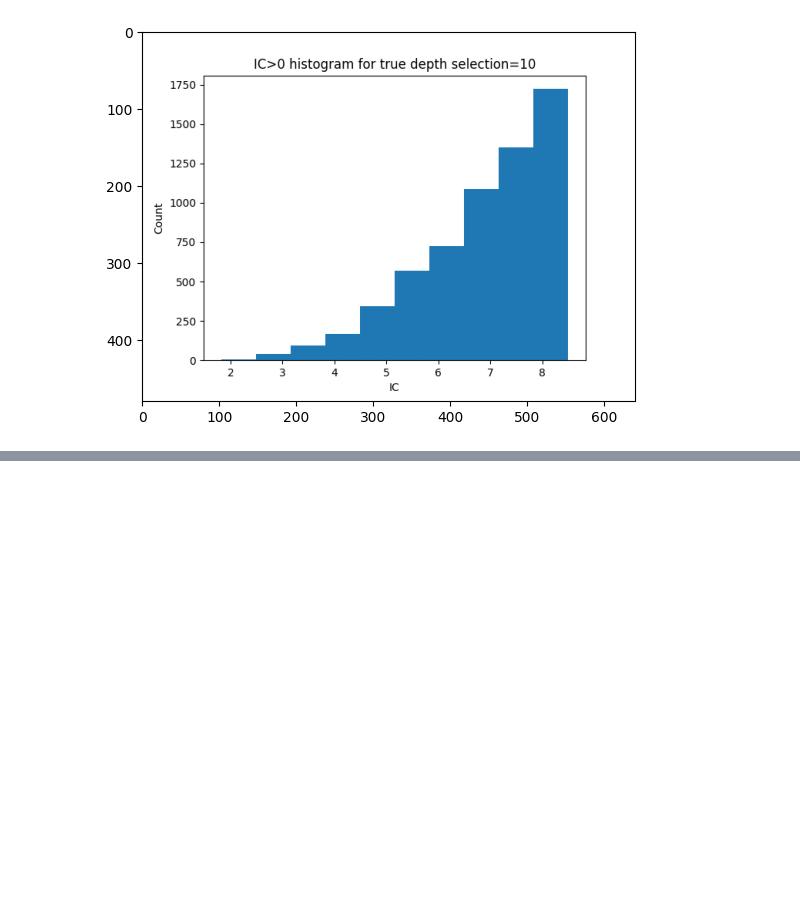
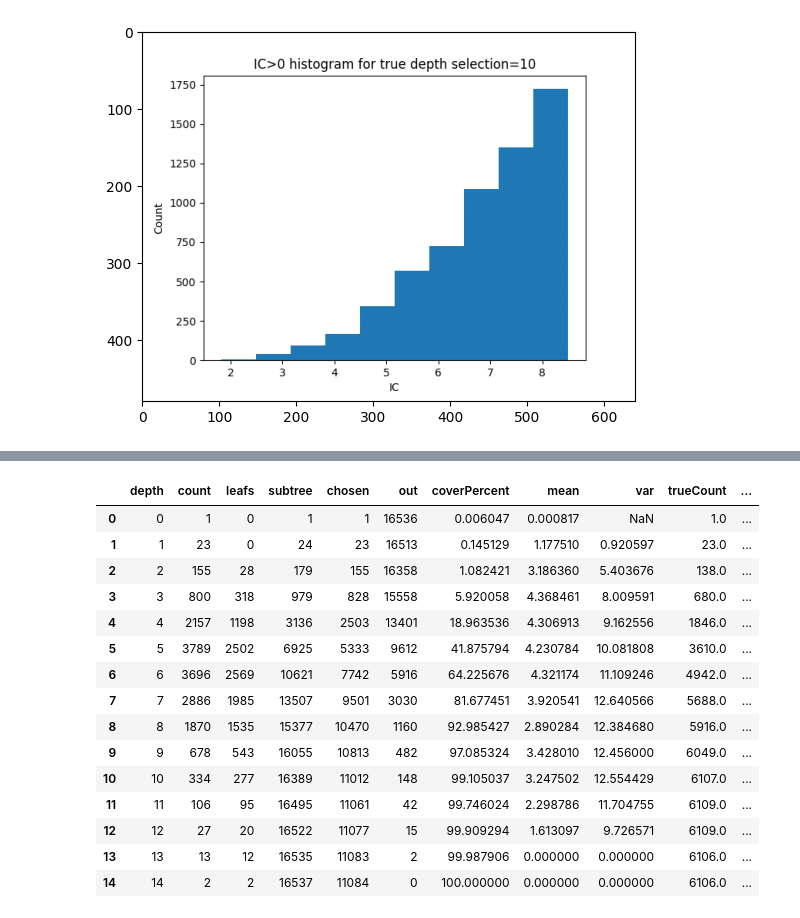
Before and after one commit to DgoMndez/DL-patogen-colab-DIIC, a Jupyter notebook: src/analysis/hpo-tree.ipynb, the cells around one changed output, grey strips where cells are left out. Cells and saved outputs as stored; diff of their text form; code cells hidden in the pictures; blank space fills up the shorter version.

```diff
--- a/src/analysis/hpo-tree.ipynb
+++ b/src/analysis/hpo-tree.ipynb
@@ -366,0 +376,19 @@ for d in range(7,11):
+# %%
+display(dfDepth)
+# %% [output]
+|  | depth | count | leafs | subtree | chosen | out | coverPercent | mean | var | trueCount | ... |
+| 0 | 0 | 1 | 0 | 1 | 1 | 16536 | 0.006047 | 0.000817 | NaN | 1.0 | ... |
+| 1 | 1 | 23 | 0 | 24 | 23 | 16513 | 0.145129 | 1.177510 | 0.920597 | 23.0 | ... |
+| 2 | 2 | 155 | 28 | 179 | 155 | 16358 | 1.082421 | 3.186360 | 5.403676 | 138.0 | ... |
+| 3 | 3 | 800 | 318 | 979 | 828 | 15558 | 5.920058 | 4.368461 | 8.009591 | 680.0 | ... |
+| 4 | 4 | 2157 | 1198 | 3136 | 2503 | 13401 | 18.963536 | 4.306913 | 9.162556 | 1846.0 | ... |
+| 5 | 5 | 3789 | 2502 | 6925 | 5333 | 9612 | 41.875794 | 4.230784 | 10.081808 | 3610.0 | ... |
+| 6 | 6 | 3696 | 2569 | 10621 | 7742 | 5916 | 64.225676 | 4.321174 | 11.109246 | 4942.0 | ... |
+| 7 | 7 | 2886 | 1985 | 13507 | 9501 | 3030 | 81.677451 | 3.920541 | 12.640566 | 5688.0 | ... |
+| 8 | 8 | 1870 | 1535 | 15377 | 10470 | 1160 | 92.985427 | 2.890284 | 12.384680 | 5916.0 | ... |
+| 9 | 9 | 678 | 543 | 16055 | 10813 | 482 | 97.085324 | 3.428010 | 12.456000 | 6049.0 | ... |
+| 10 | 10 | 334 | 277 | 16389 | 11012 | 148 | 99.105037 | 3.247502 | 12.554429 | 6107.0 | ... |
+| 11 | 11 | 106 | 95 | 16495 | 11061 | 42 | 99.746024 | 2.298786 | 11.704755 | 6109.0 | ... |
+| 12 | 12 | 27 | 20 | 16522 | 11077 | 15 | 99.909294 | 1.613097 | 9.726571 | 6109.0 | ... |
+| 13 | 13 | 13 | 12 | 16535 | 11083 | 2 | 99.987906 | 0.000000 | 0.000000 | 6106.0 | ... |
+| 14 | 14 | 2 | 2 | 16537 | 11084 | 0 | 100.000000 | 0.000000 | 0.000000 | 6106.0 | ... |
```
Also changed, not shown: parts of 1 cell of this notebook.
